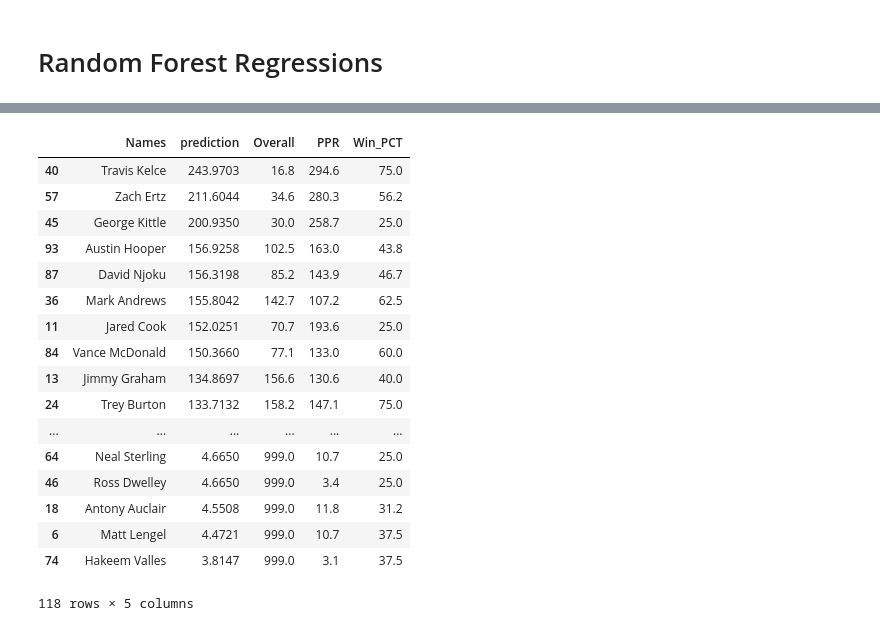
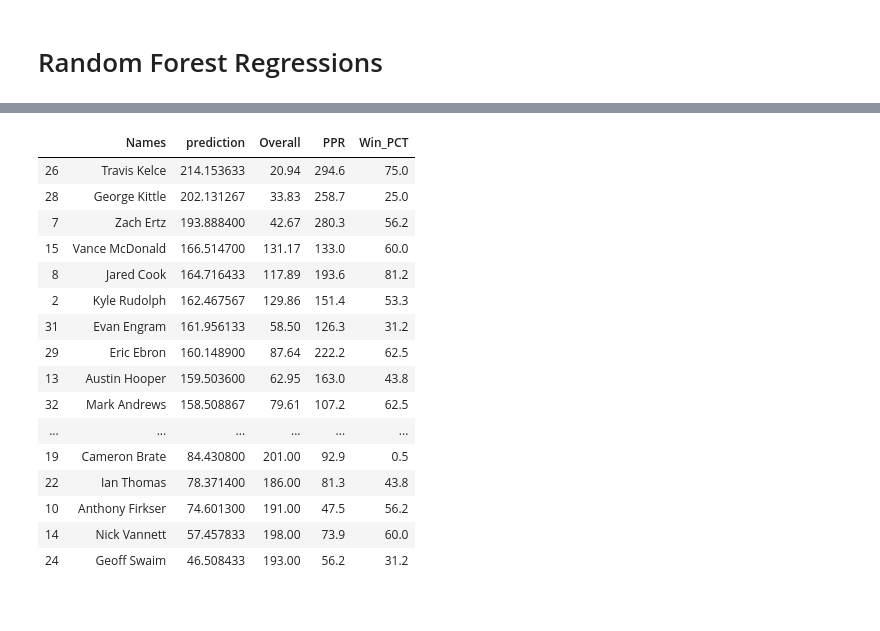
Before and after one commit to joshuacoven/fantasy_football_scraping, a Jupyter notebook: redraft_random_forest.ipynb, the cells around one changed output, grey strips where cells are left out. Saved outputs shown, nothing was run; the diff lists cells and outputs as text; code cells hidden in the pictures.

```diff
--- a/redraft_random_forest.ipynb
+++ b/redraft_random_forest.ipynb
@@ -25,20 +12,17 @@ import numpy as np
 import pandas as pd
 from bs4 import BeautifulSoup
 import statsmodels.formula.api as smf
+import matplotlib.pyplot as plt
+import copy
+from sklearn.ensemble import RandomForestRegressor
+from sklearn.model_selection import train_test_split
+pd.options.display.max_rows = 999
 pd.set_option('display.max_columns', 500)
 
 ####################################### Functions ######################################
 shifted = pd.read_csv('final_frame_teams.csv')
 shifted = shifted.replace('NULL', np.nan)
-shifted = shifted.loc[shifted.Rk != 0].reset_index(drop = True)
-shifted.Ht = shifted.Ht.replace('0', '6-0')
 
-#################### all players who are out of the league the next year should have 0 pts next year instead of nan #
-shifted['pts_next_year'] = shifted['pts_next_year'].apply(lambda x: 0 if pd.isnull(x) else x)
-
-shifted['height'] = shifted['Ht'].apply(lambda x: 12 * float(x.split('-')[0]) + float(x.split('-')[1]) \
-                                          if isinstance(x, str) else np.nan)
-shifted = shifted.loc[shifted.Name != 'Mike Williams'].reset_index(drop = True)
 ################ Seperate database by position ####################################################
 pos_dict = {}
 for pos in ['TE', 'WR', 'RB', 'QB']:
@@ -352,39 +198,22 @@ Variable: WAS                  Importance: 0.0
-# %%
-final_dict = {}
-output_dict = {}
-for pos in predict_dict:
-    names = predict_names[pos]
-    actual_pts = predict_pts_next[pos]
-    final_dict[pos] = predict_dict[pos]
-    model = model_dict[pos]
-    final_dict[pos]['prediction'] = model.predict(final_dict[pos])
-    output_dict = final_dict
-    output_dict[pos]['Names'] = names
-    #final_dict[pos]['pts_next_year'] = actual_pts
-    output_dict[pos][['Names', 'prediction', 'PPR']]
-##### create R-Sq frame for results comparison #################################
 # %%
-output_dict['TE'][['Names', 'prediction', 'Overall', 'PPR', 'Win_PCT']]\
-.sort_values('prediction', ascending = False)\
-.to_csv('test.csv', index = False)
-
+shifted.groupby('Year').count()
+#shifted.loc[shifted.Year == 2011].sort_values('Overall')
 output_dict['TE'].sort_values('prediction', ascending = False)[['Names', 'prediction', 'Overall', 'PPR', 'Win_PCT']]
 # %% [output]
 |  | Names | prediction | Overall | PPR | Win_PCT |
-| 40 | Travis Kelce | 243.9703 | 16.8 | 294.6 | 75.0 |
-| 57 | Zach Ertz | 211.6044 | 34.6 | 280.3 | 56.2 |
-| 45 | George Kittle | 200.9350 | 30.0 | 258.7 | 25.0 |
-| 93 | Austin Hooper | 156.9258 | 102.5 | 163.0 | 43.8 |
-| 87 | David Njoku | 156.3198 | 85.2 | 143.9 | 46.7 |
-| 36 | Mark Andrews | 155.8042 | 142.7 | 107.2 | 62.5 |
-| 11 | Jared Cook | 152.0251 | 70.7 | 193.6 | 25.0 |
-| 84 | Vance McDonald | 150.3660 | 77.1 | 133.0 | 60.0 |
-| 13 | Jimmy Graham | 134.8697 | 156.6 | 130.6 | 40.0 |
-| 24 | Trey Burton | 133.7132 | 158.2 | 147.1 | 75.0 |
+| 26 | Travis Kelce | 214.153633 | 20.94 | 294.6 | 75.0 |
+| 28 | George Kittle | 202.131267 | 33.83 | 258.7 | 25.0 |
+| 7 | Zach Ertz | 193.888400 | 42.67 | 280.3 | 56.2 |
+| 15 | Vance McDonald | 166.514700 | 131.17 | 133.0 | 60.0 |
+| 8 | Jared Cook | 164.716433 | 117.89 | 193.6 | 81.2 |
+| 2 | Kyle Rudolph | 162.467567 | 129.86 | 151.4 | 53.3 |
+| 31 | Evan Engram | 161.956133 | 58.50 | 126.3 | 31.2 |
+| 29 | Eric Ebron | 160.148900 | 87.64 | 222.2 | 62.5 |
+| 13 | Austin Hooper | 159.503600 | 62.95 | 163.0 | 43.8 |
+| 32 | Mark Andrews | 158.508867 | 79.61 | 107.2 | 62.5 |
 | ... | ... | ... | ... | ... | ... |
-| 64 | Neal Sterling | 4.6650 | 999.0 | 10.7 | 25.0 |
-| 46 | Ross Dwelley | 4.6650 | 999.0 | 3.4 | 25.0 |
-| 18 | Antony Auclair | 4.5508 | 999.0 | 11.8 | 31.2 |
-| 6 | Matt Lengel | 4.4721 | 999.0 | 10.7 | 37.5 |
-| 74 | Hakeem Valles | 3.8147 | 999.0 | 3.1 | 37.5 |
+| 19 | Cameron Brate | 84.430800 | 201.00 | 92.9 | 0.5 |
+| 22 | Ian Thomas | 78.371400 | 186.00 | 81.3 | 43.8 |
+| 10 | Anthony Firkser | 74.601300 | 191.00 | 47.5 | 56.2 |
+| 14 | Nick Vannett | 57.457833 | 198.00 | 73.9 | 60.0 |
+| 24 | Geoff Swaim | 46.508433 | 193.00 | 56.2 | 31.2 |
-118 rows × 5 columns
```
Also changed, not shown: parts of 11 cells of this notebook, 8 other files.
